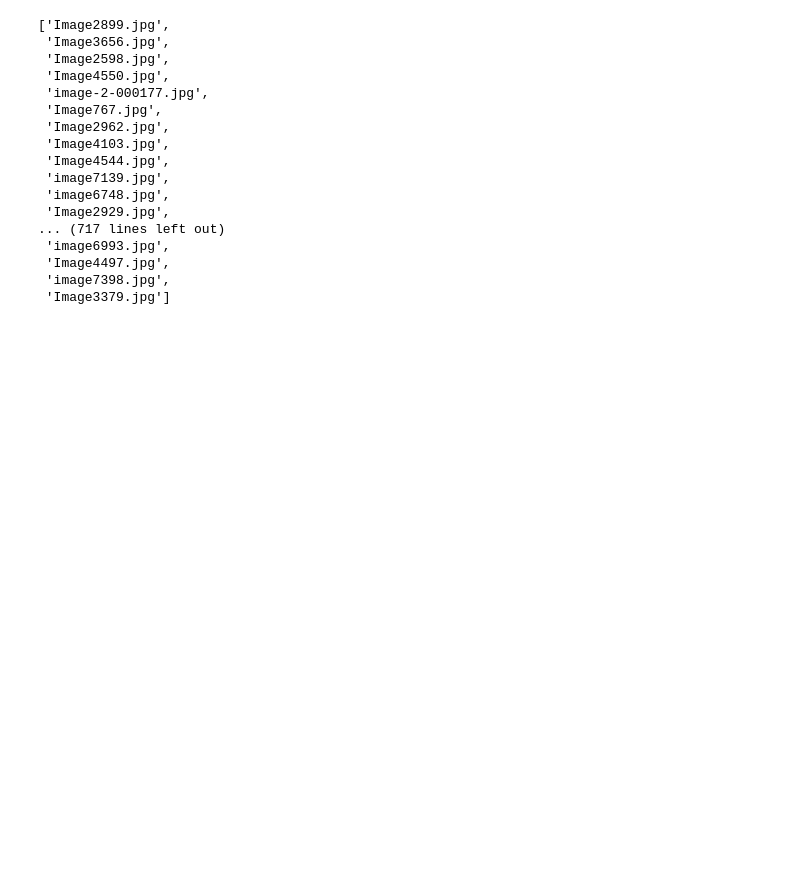
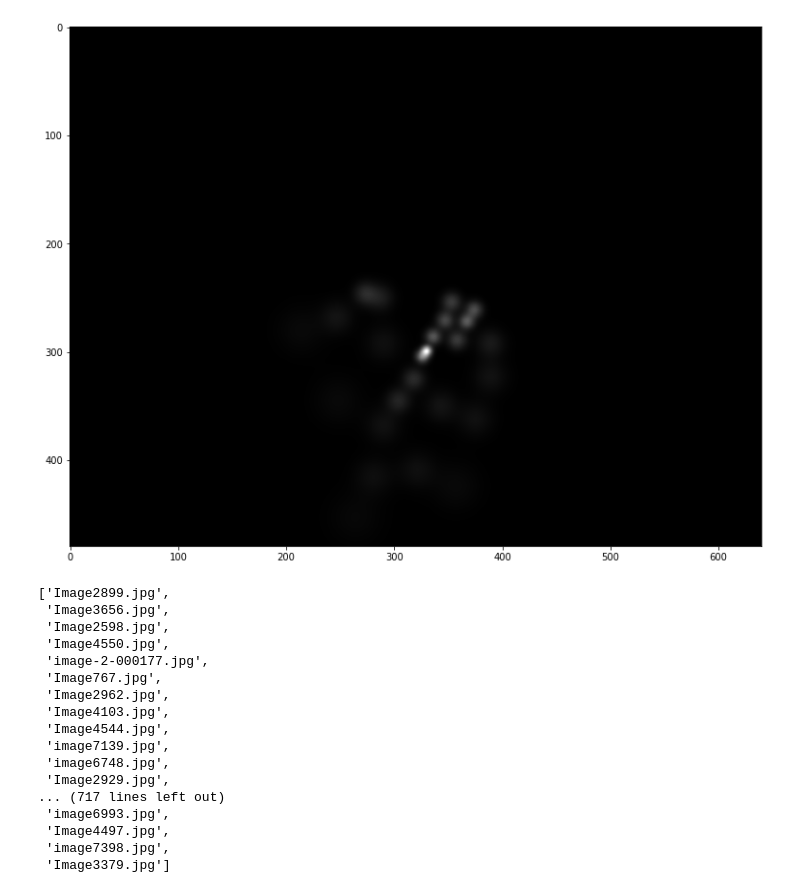
Before and after one commit to Baticsute/vietnamese-traffic-density-estimation-with-dots-enhanced, a Jupyter notebook: test1.ipynb, the cells around one changed output. Cells and saved outputs as stored; diff of their text form; code cells hidden in the pictures; blank space fills up the shorter version.

Commit message:
- Training stage modification.

```diff
--- a/test1.ipynb
+++ b/test1.ipynb
@@ -35,3 +37,11 @@ file_ids, val_ids = train_test_split(file_ids, test_size=0.1, random_state=2022)
+# %%
+mask = np.load('datasets/mini_data/train/density_maps/image-1-000254.npy')
+# %%
+plt.figure(figsize=(20, 10))
+plt.imshow(mask, cmap='gray')
+plt.show()
+# %% [output]
+[figure, added]
 # %%
 val_ids
 # %% [output]
```
Also changed, not shown: parts of 1 cell of this notebook, 3 other files.
